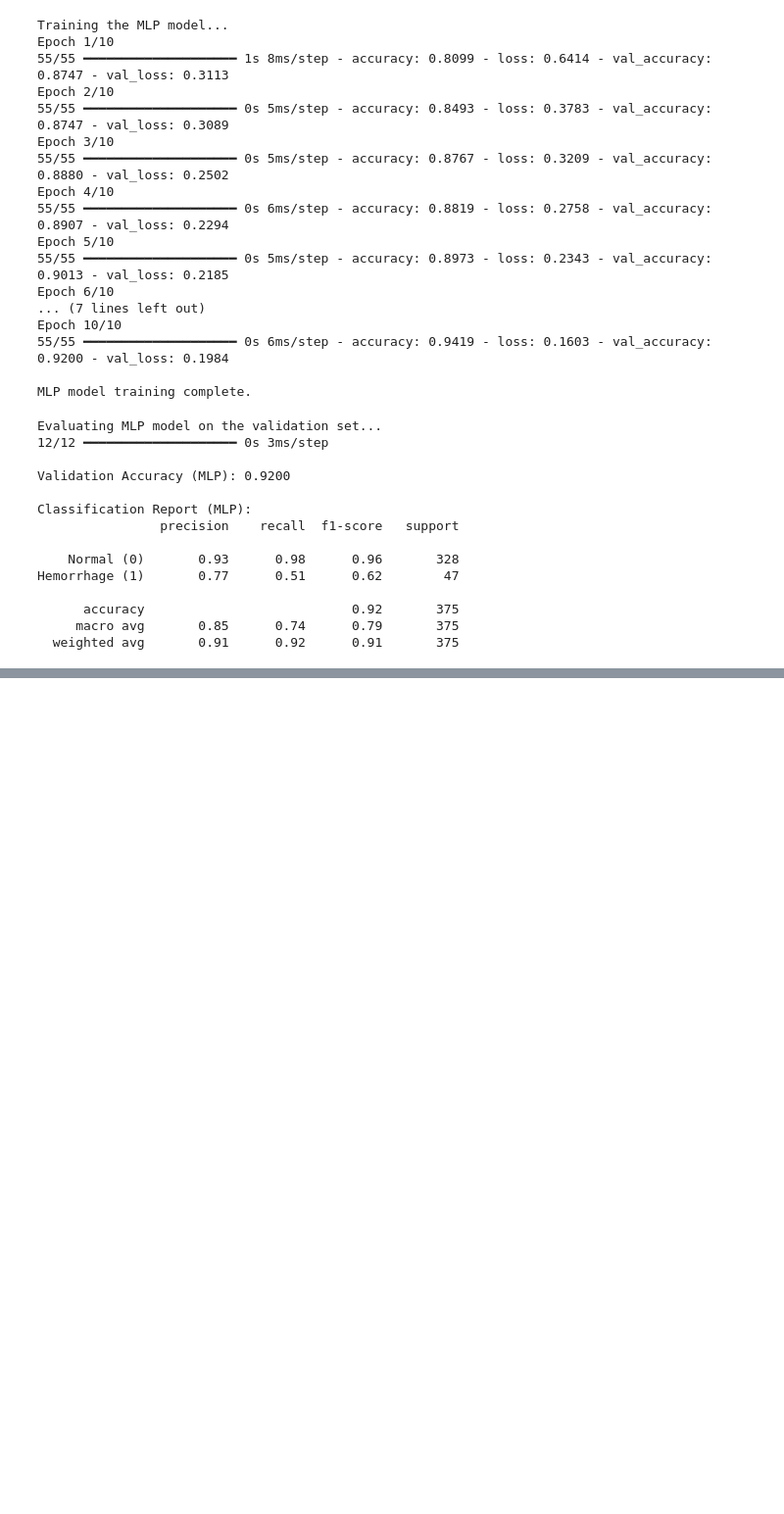
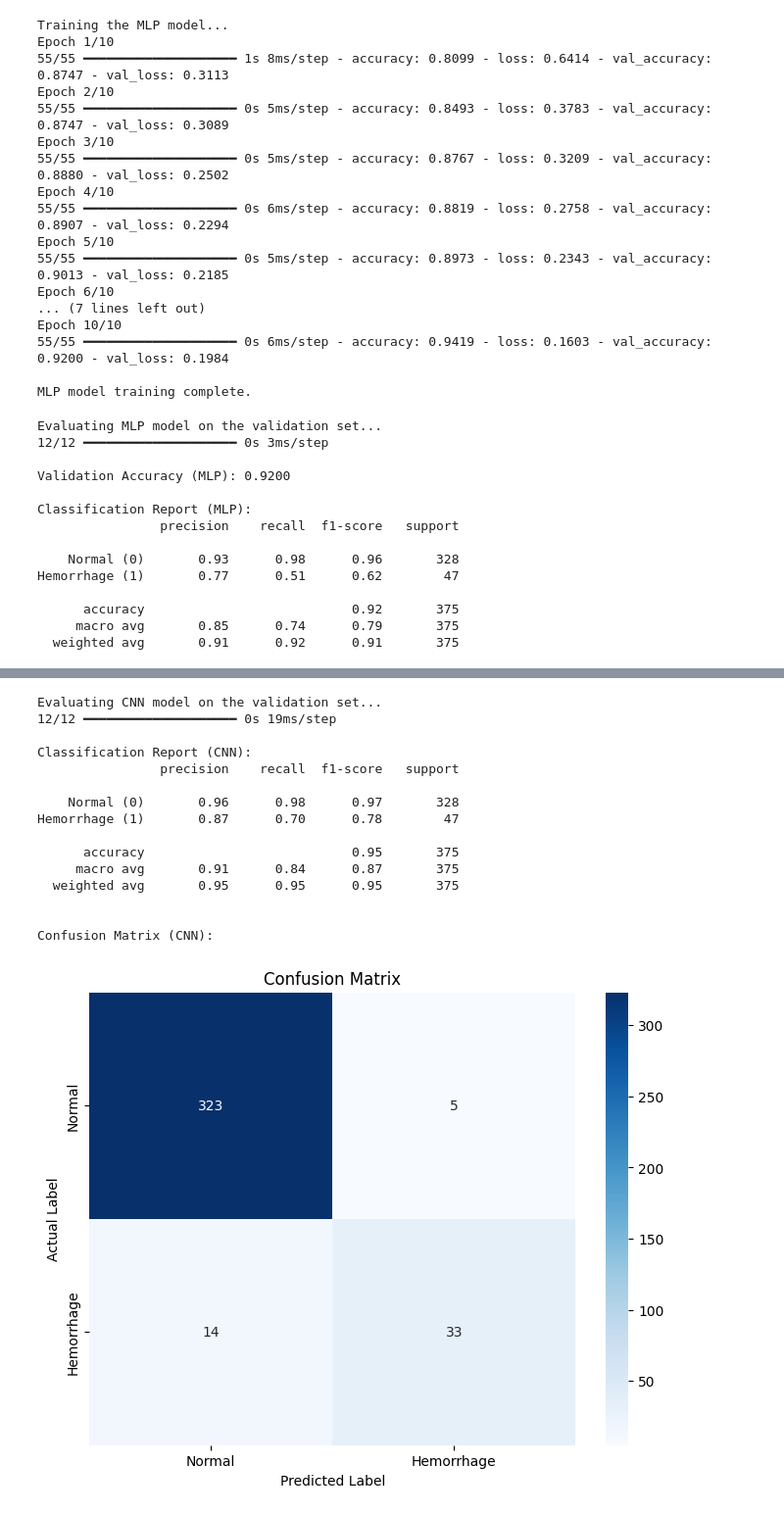
Before and after one commit to khadkadiwakar/Intercranial-Hemorrhage-Detection-, a Jupyter notebook: notebooks/2.0-model-prototyping.ipynb, the cells around one changed output, grey strips where cells are left out. Shown at 98% size. Saved outputs shown, nothing was run; the diff lists cells and outputs as text; code cells hidden in the pictures; blank space fills up the shorter version.

Commit message:
Implemented and evaluated custom CNN model

```diff
--- a/notebooks/2.0-model-prototyping.ipynb
+++ b/notebooks/2.0-model-prototyping.ipynb
@@ -1,3 +1,16 @@
+# %%
+import sys
+import os
+
+# Get the absolute path of the project's root directory
+project_root = os.path.abspath(os.path.join(os.getcwd(), '..'))
+
+# Add the project root to the Python path
+if project_root not in sys.path:
+    sys.path.append(project_root)
+
+# Now you can import from your module
+from src.utils.evaluation import calculate_metrics, plot_confusion_matrix
 # %%
 import os
 import pandas as pd
@@ -210,0 +319,14 @@ Hemorrhage (1)       0.77      0.51      0.62        47
+# %%
+# --- 11. Train the CNN Model ---
+print("\nTraining the CNN model...")
+
+history_cnn = model_cnn.fit(
+    X_train_cnn,
+    y_train_cnn,
+    validation_data=(X_val_cnn, y_val_cnn),
+    epochs=10,
+    batch_size=32,
+    verbose=1
+)
+
+print("\nCNN model training complete.")
@@ -210,0 +351,32 @@ Hemorrhage (1)       0.77      0.51      0.62        47
+# %%
+# --- 12. Evaluate the CNN Model ---
+print("\nEvaluating CNN model on the validation set...")
+
+# Make predictions
+y_pred_proba_cnn = model_cnn.predict(X_val_cnn)
+y_pred_cnn = (y_pred_proba_cnn > 0.5).astype(int)
+
+# Print the classification report
+print("\nClassification Report (CNN):")
+print(classification_report(y_val_cnn, y_pred_cnn, target_names=['Normal (0)', 'Hemorrhage (1)']))
+
+# Plot the confusion matrix using your new module
+print("\nConfusion Matrix (CNN):")
+plot_confusion_matrix(y_val_cnn, y_pred_cnn, class_names=['Normal', 'Hemorrhage'])
+# %% [output]
+Evaluating CNN model on the validation set...
+12/12 ━━━━━━━━━━━━━━━━━━━━ 0s 19ms/step
+
+Classification Report (CNN):
+                precision    recall  f1-score   support
+
+    Normal (0)       0.96      0.98      0.97       328
+Hemorrhage (1)       0.87      0.70      0.78        47
+
+      accuracy                           0.95       375
+     macro avg       0.91      0.84      0.87       375
+  weighted avg       0.95      0.95      0.95       375
+
+
+Confusion Matrix (CNN):
+[figure, added]
```
Also changed, not shown: parts of 4 cells of this notebook.
